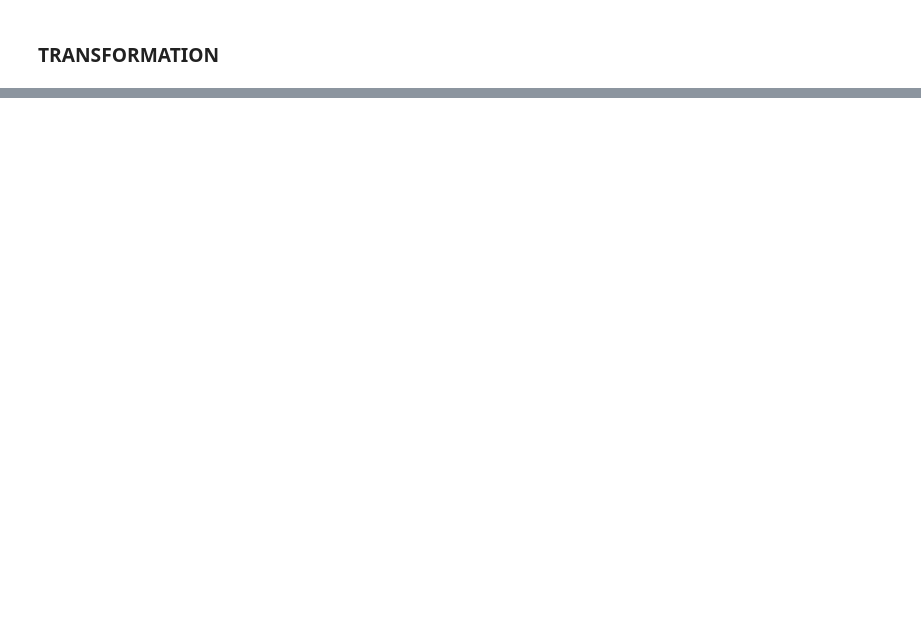
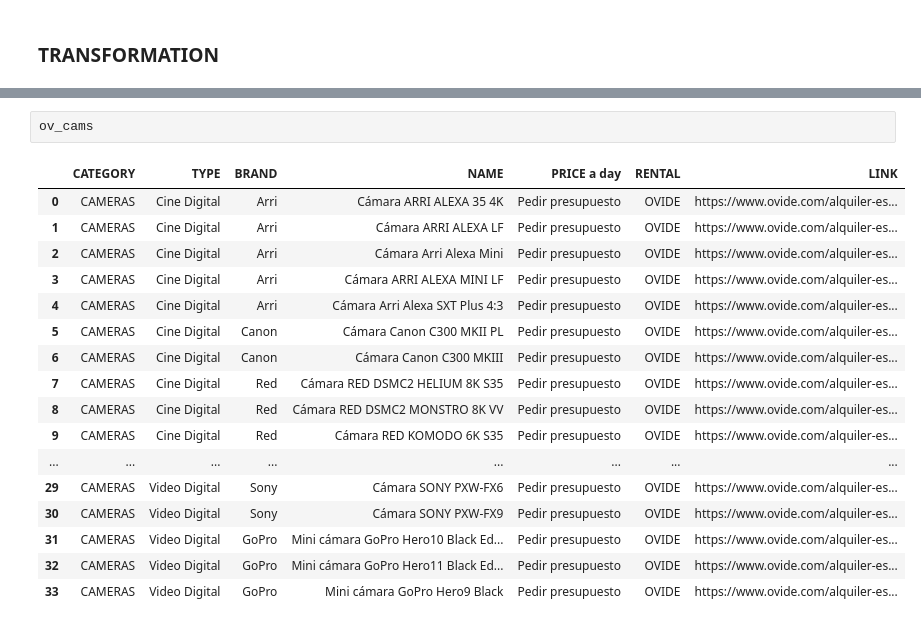
Before and after one commit to LeoBulcsu/finalproject, a Jupyter notebook: notebooks/data_transformation.ipynb, the cells around one changed output, grey strips where cells are left out. Cells and saved outputs as stored; diff of their text form; blank space fills up the shorter version.

Commit message:
"rental places data"

```diff
--- a/notebooks/data_transformation.ipynb
+++ b/notebooks/data_transformation.ipynb
@@ -23,0 +42,20 @@ ov_audio = pd.read_json('../data/OVIDE/ovide_audio.json')
+# %%
+ov_cams
+# %% [output]
+|  | CATEGORY | TYPE | BRAND | NAME | PRICE a day | RENTAL | LINK |
+| 0 | CAMERAS | Cine Digital | Arri | Cámara ARRI ALEXA 35 4K | Pedir presupuesto | OVIDE | https://www.ovide.com/alquiler-es... |
+| 1 | CAMERAS | Cine Digital | Arri | Cámara ARRI ALEXA LF | Pedir presupuesto | OVIDE | https://www.ovide.com/alquiler-es... |
+| 2 | CAMERAS | Cine Digital | Arri | Cámara Arri Alexa Mini | Pedir presupuesto | OVIDE | https://www.ovide.com/alquiler-es... |
+| 3 | CAMERAS | Cine Digital | Arri | Cámara ARRI ALEXA MINI LF | Pedir presupuesto | OVIDE | https://www.ovide.com/alquiler-es... |
+| 4 | CAMERAS | Cine Digital | Arri | Cámara Arri Alexa SXT Plus 4:3 | Pedir presupuesto | OVIDE | https://www.ovide.com/alquiler-es... |
+| 5 | CAMERAS | Cine Digital | Canon | Cámara Canon C300 MKII PL | Pedir presupuesto | OVIDE | https://www.ovide.com/alquiler-es... |
+| 6 | CAMERAS | Cine Digital | Canon | Cámara Canon C300 MKIII | Pedir presupuesto | OVIDE | https://www.ovide.com/alquiler-es... |
+| 7 | CAMERAS | Cine Digital | Red | Cámara RED DSMC2 HELIUM 8K S35 | Pedir presupuesto | OVIDE | https://www.ovide.com/alquiler-es... |
+| 8 | CAMERAS | Cine Digital | Red | Cámara RED DSMC2 MONSTRO 8K VV | Pedir presupuesto | OVIDE | https://www.ovide.com/alquiler-es... |
+| 9 | CAMERAS | Cine Digital | Red | Cámara RED KOMODO 6K S35 | Pedir presupuesto | OVIDE | https://www.ovide.com/alquiler-es... |
+| ... | ... | ... | ... | ... | ... | ... | ... |
+| 29 | CAMERAS | Video Digital | Sony | Cámara SONY PXW-FX6 | Pedir presupuesto | OVIDE | https://www.ovide.com/alquiler-es... |
+| 30 | CAMERAS | Video Digital | Sony | Cámara SONY PXW-FX9 | Pedir presupuesto | OVIDE | https://www.ovide.com/alquiler-es... |
+| 31 | CAMERAS | Video Digital | GoPro | Mini cámara GoPro Hero10 Black Ed... | Pedir presupuesto | OVIDE | https://www.ovide.com/alquiler-es... |
+| 32 | CAMERAS | Video Digital | GoPro | Mini cámara GoPro Hero11 Black Ed... | Pedir presupuesto | OVIDE | https://www.ovide.com/alquiler-es... |
+| 33 | CAMERAS | Video Digital | GoPro | Mini cámara GoPro Hero9 Black | Pedir presupuesto | OVIDE | https://www.ovide.com/alquiler-es... |
```
Also changed, not shown: parts of 4 cells of this notebook, 1 other file.
